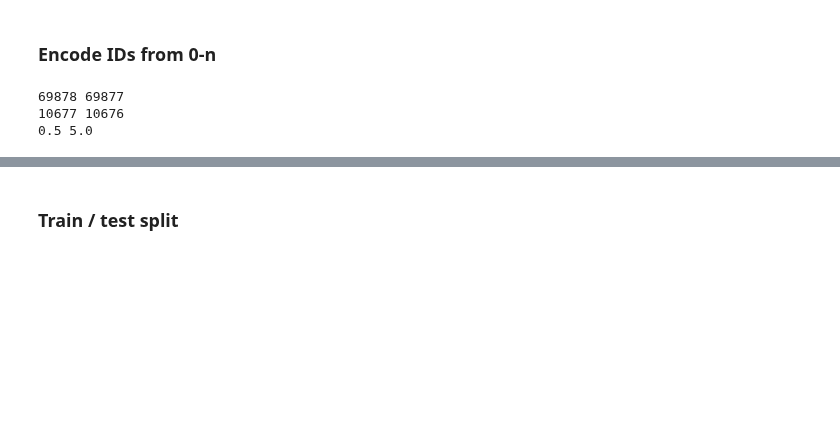
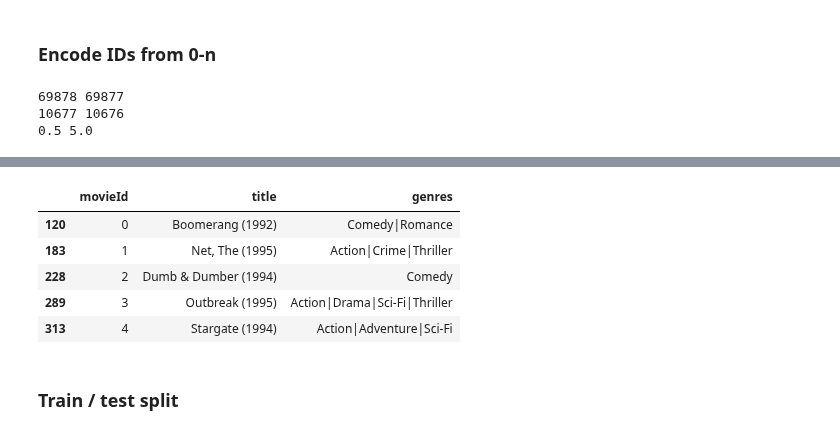
Before and after one commit to James-Leslie/deep-collaborative-filtering, a Jupyter notebook: data/train_test_movielens10m.ipynb, the cells around one changed output, grey strips where cells are left out. Cells and saved outputs as stored; diff of their text form; code cells hidden in the pictures; blank space fills up the shorter version.

```diff
--- a/data/train_test_movielens10m.ipynb
+++ b/data/train_test_movielens10m.ipynb
@@ -144,3 +162,12 @@ print(min_score, max_score)
+# %%
+movies[movies['movieId'].isin(df.movieId.head())]
+# %% [output]
+|  | movieId | title | genres |
+| 120 | 0 | Boomerang (1992) | Comedy|Romance |
+| 183 | 1 | Net, The (1995) | Action|Crime|Thriller |
+| 228 | 2 | Dumb & Dumber (1994) | Comedy |
+| 289 | 3 | Outbreak (1995) | Action|Drama|Sci-Fi|Thriller |
+| 313 | 4 | Stargate (1994) | Action|Adventure|Sci-Fi |
 # %% [markdown]
 ### Train / test split
 # %%
```
Also changed, not shown: parts of 13 cells of this notebook, 9 other files.
